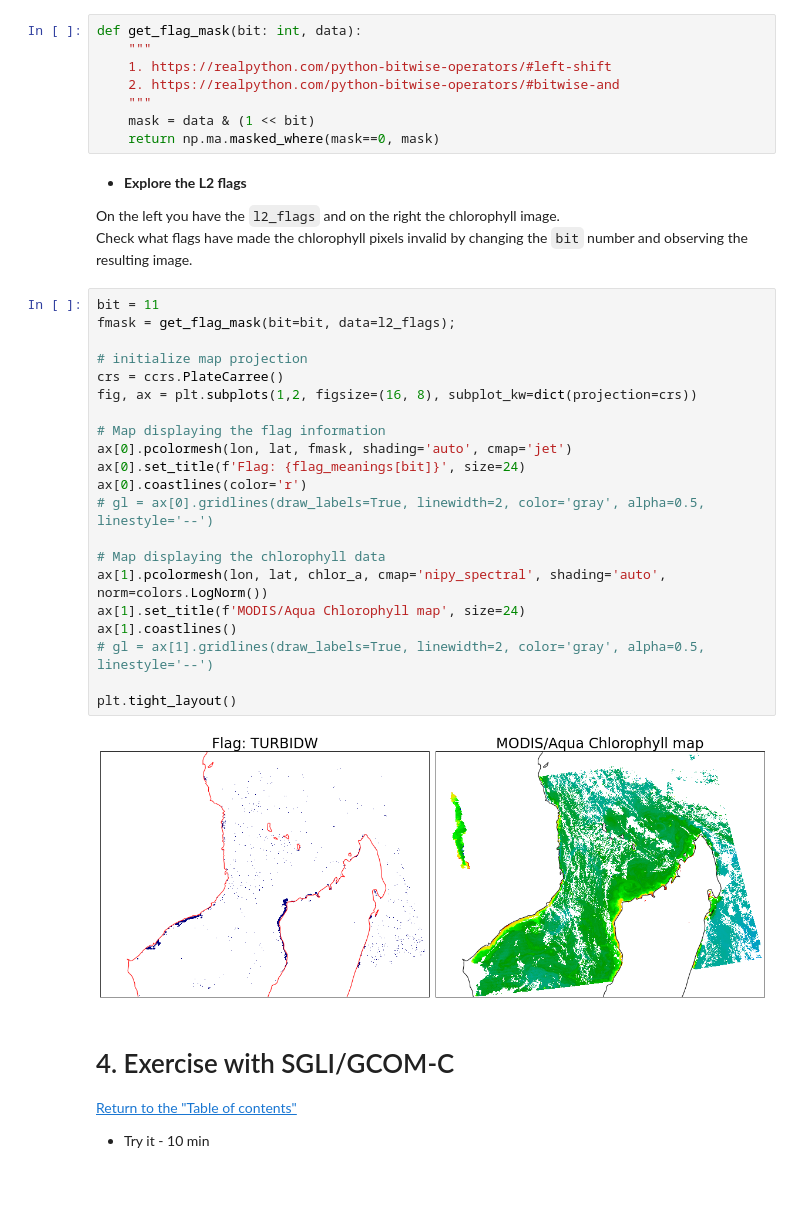
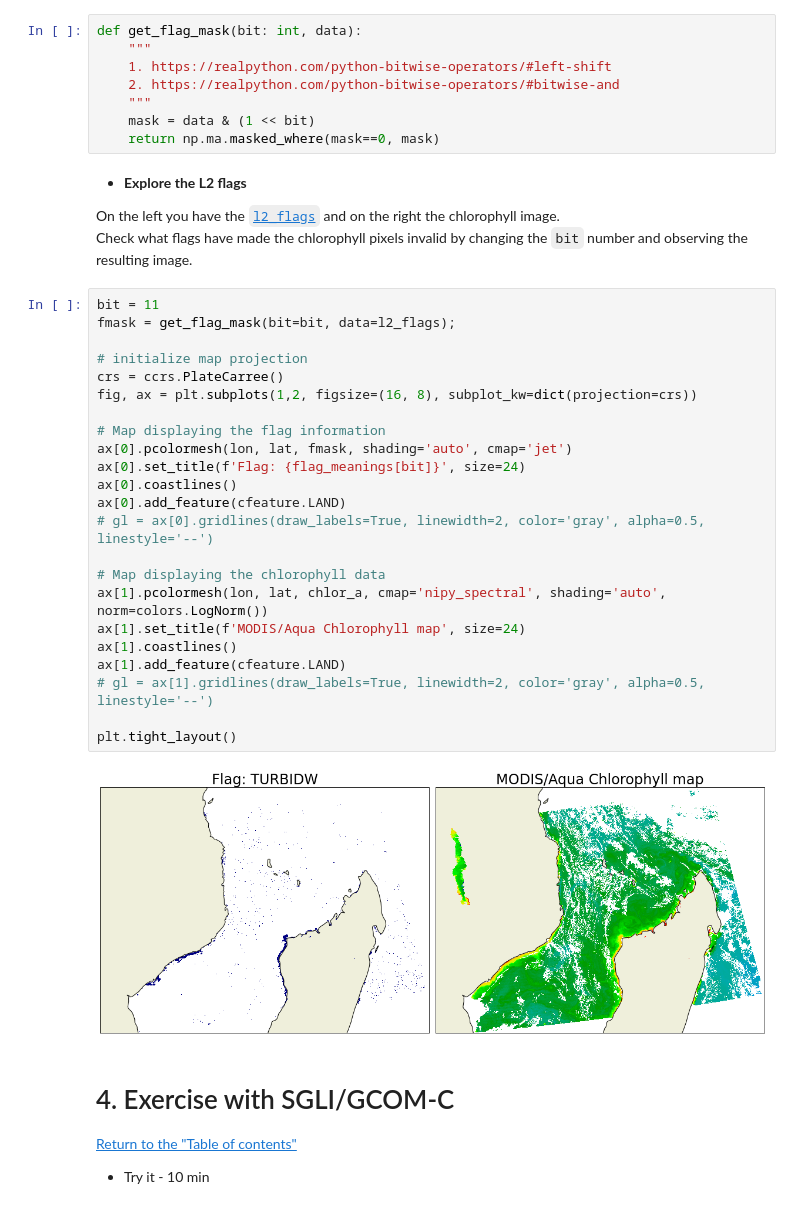
Before and after one commit to Elgyii/ocean-colour-training-ecops-africa, a Jupyter notebook: satellite-data-concepts-and-applications/M1L2-working-with-swath-imagery-understanding-l2_flags.ipynb, the cells around one changed output. Cells and saved outputs as stored; diff of their text form.

```diff
--- a/satellite-data-concepts-and-applications/M1L2-working-with-swath-imagery-understanding-l2_flags.ipynb
+++ b/satellite-data-concepts-and-applications/M1L2-working-with-swath-imagery-understanding-l2_flags.ipynb
@@ -133,31 +149,33 @@ def get_flag_mask(bit: int, data):
 # %% [markdown]
 - **Explore the L2 flags**
 
-On the left you have the `l2_flags` and on the right the chlorophyll image.
+On the left you have the [`l2_flags`](https://oceancolor.gsfc.nasa.gov/atbd/ocl2flags/) and on the right the chlorophyll image.
 Check what flags have made the chlorophyll pixels invalid by changing the `bit` number and observing the resulting image.
 # %%
 bit = 11
 fmask = get_flag_mask(bit=bit, data=l2_flags);
 
 # initialize map projection
 crs = ccrs.PlateCarree()
 fig, ax = plt.subplots(1,2, figsize=(16, 8), subplot_kw=dict(projection=crs))
 
 # Map displaying the flag information
 ax[0].pcolormesh(lon, lat, fmask, shading='auto', cmap='jet')
 ax[0].set_title(f'Flag: {flag_meanings[bit]}', size=24)
-ax[0].coastlines(color='r')
+ax[0].coastlines()
+ax[0].add_feature(cfeature.LAND)
 # gl = ax[0].gridlines(draw_labels=True, linewidth=2, color='gray', alpha=0.5, linestyle='--')
 
 # Map displaying the chlorophyll data
 ax[1].pcolormesh(lon, lat, chlor_a, cmap='nipy_spectral', shading='auto', norm=colors.LogNorm())
 ax[1].set_title(f'MODIS/Aqua Chlorophyll map', size=24)
 ax[1].coastlines()
+ax[1].add_feature(cfeature.LAND)
 # gl = ax[1].gridlines(draw_labels=True, linewidth=2, color='gray', alpha=0.5, linestyle='--')
 
 plt.tight_layout()
 # %% [output]
-[figure, old version]
+[figure, new version]
 # %% [markdown]
 # 4. Exercise with SGLI/GCOM-C
 [Return to the "Table of contents"](#Table-of-contents)
```
Also changed, not shown: parts of 9 cells of this notebook, 12 other files.
